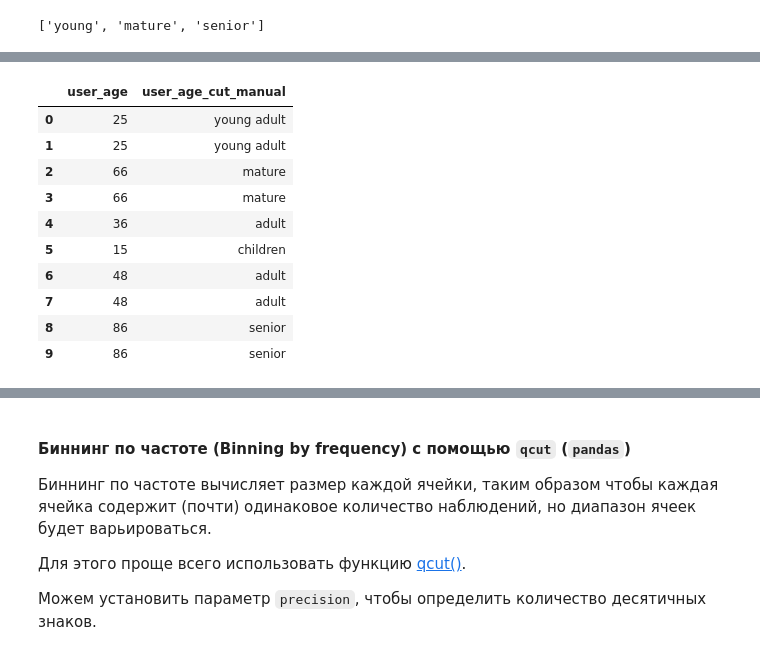
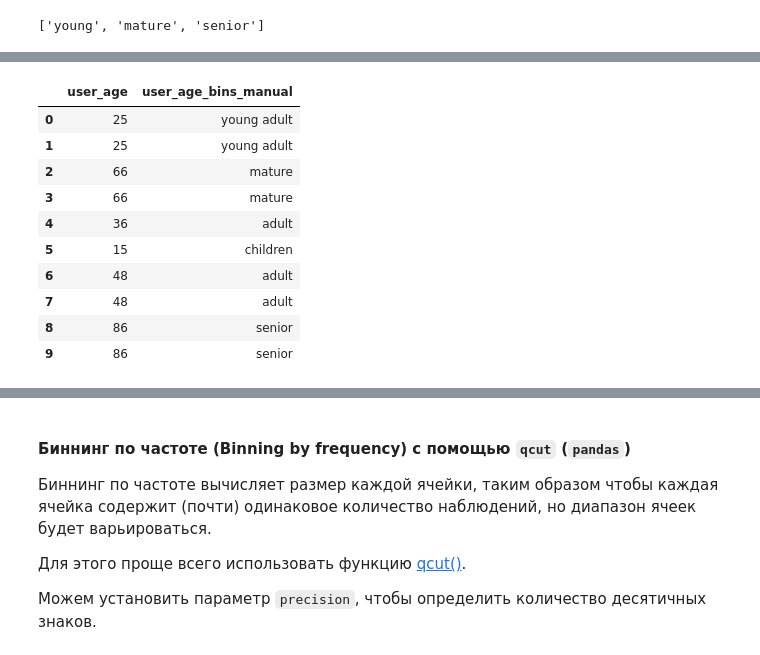
Before and after one commit to ryndovaira-org/data_science_lectures, a Jupyter notebook: 04_data_preparation/lectures/04_feature_engineering.ipynb, the cells around one changed output, grey strips where cells are left out. Saved outputs shown, nothing was run; the diff lists cells and outputs as text; code cells hidden in the pictures.

```diff
--- a/04_data_preparation/lectures/04_feature_engineering.ipynb
+++ b/04_data_preparation/lectures/04_feature_engineering.ipynb
@@ -1290,10 +1307,10 @@ user_age_labels_linspace
 # нужно указать интервалы и метки
 # также установим для параметра include_lowest значение True,
 # чтобы включить также минимальное значение
-df['user_age_cut_linspace'] = pd.cut(df.user_age,
-                                     bins=user_age_bins_linspace,
-                                     labels=user_age_labels_linspace,
-                                     include_lowest=True)
+df['user_age_bins_linspace'] = pd.cut(df.user_age,
+                                      bins=user_age_bins_linspace,
+                                      labels=user_age_labels_linspace,
+                                      include_lowest=True)
 
-df[['user_age', 'user_age_cut_linspace']]
+df[['user_age', 'user_age_bins_linspace']]
 # %% [output]
@@ -1317,26 +1334,26 @@ sns.countplot(x=df.user_age_cut_linspace)
 # %%
 # также можно установить интервалы вручную
 user_age_bins_manual = [0, 18,
                         25, 50,
                         75, 150]
 
 # определить ярлыки
 user_age_labels_manual = ['children', 'young adult',
                           'adult', 'mature',
                           'senior']
 
 
 # нужно указать интервалы и метки
 # также установим для параметра include_lowest значение True,
 # чтобы включить также минимальное значение
-df['user_age_cut_manual'] = pd.cut(df.user_age,
-                                   bins=user_age_bins_manual,
-                                   labels=user_age_labels_manual,
-                                   include_lowest=True)
+df['user_age_bins_manual'] = pd.cut(df.user_age,
+                                    bins=user_age_bins_manual,
+                                    labels=user_age_labels_manual,
+                                    include_lowest=True)
 
-df[['user_age', 'user_age_cut_manual']]
+df[['user_age', 'user_age_bins_manual']]
 # %% [output]
-|  | user_age | user_age_cut_manual |
+|  | user_age | user_age_bins_manual |
 | 0 | 25 | young adult |
 | 1 | 25 | young adult |
 | 2 | 66 | mature |
```
Also changed, not shown: parts of 19 cells of this notebook.
